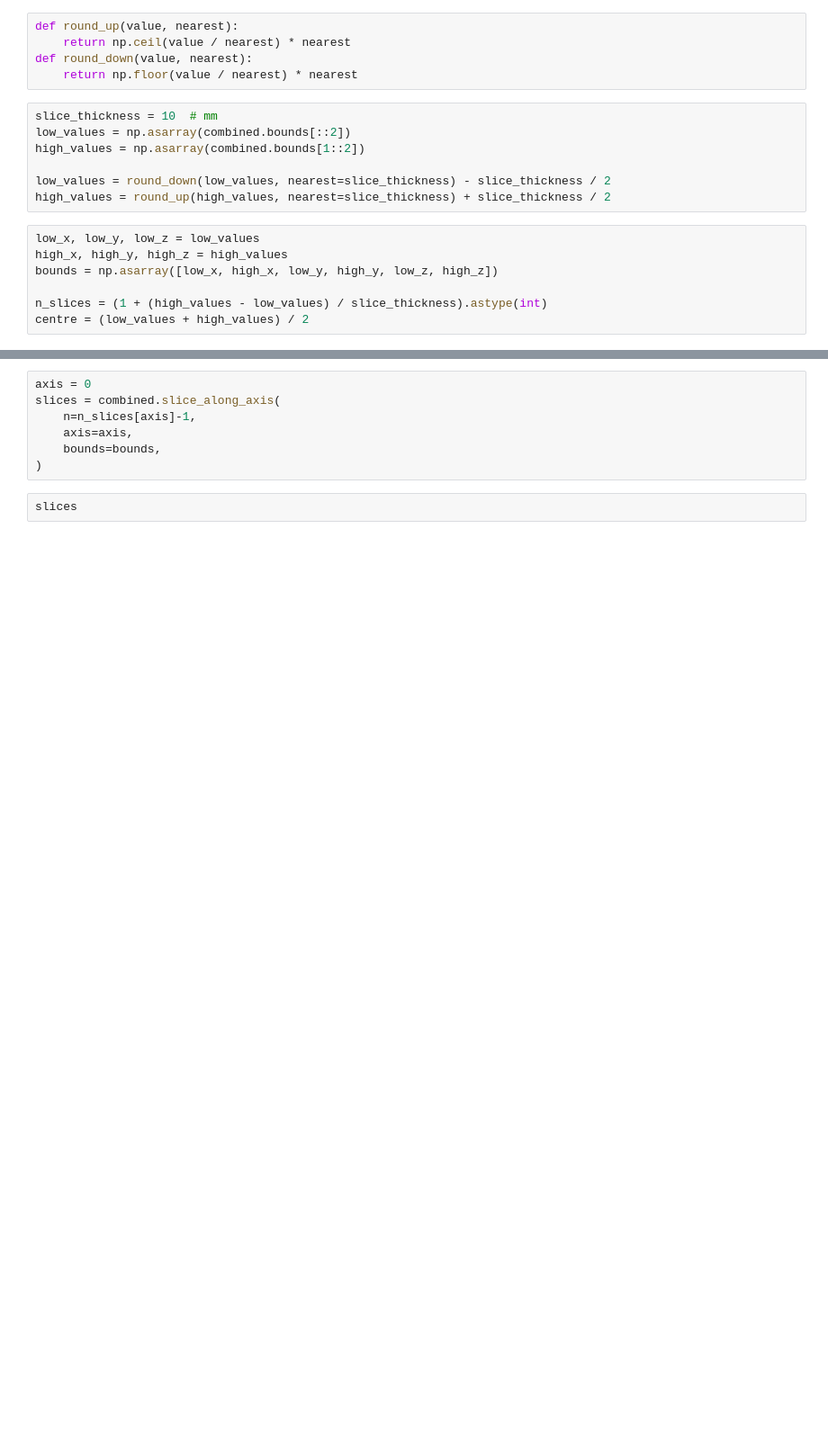
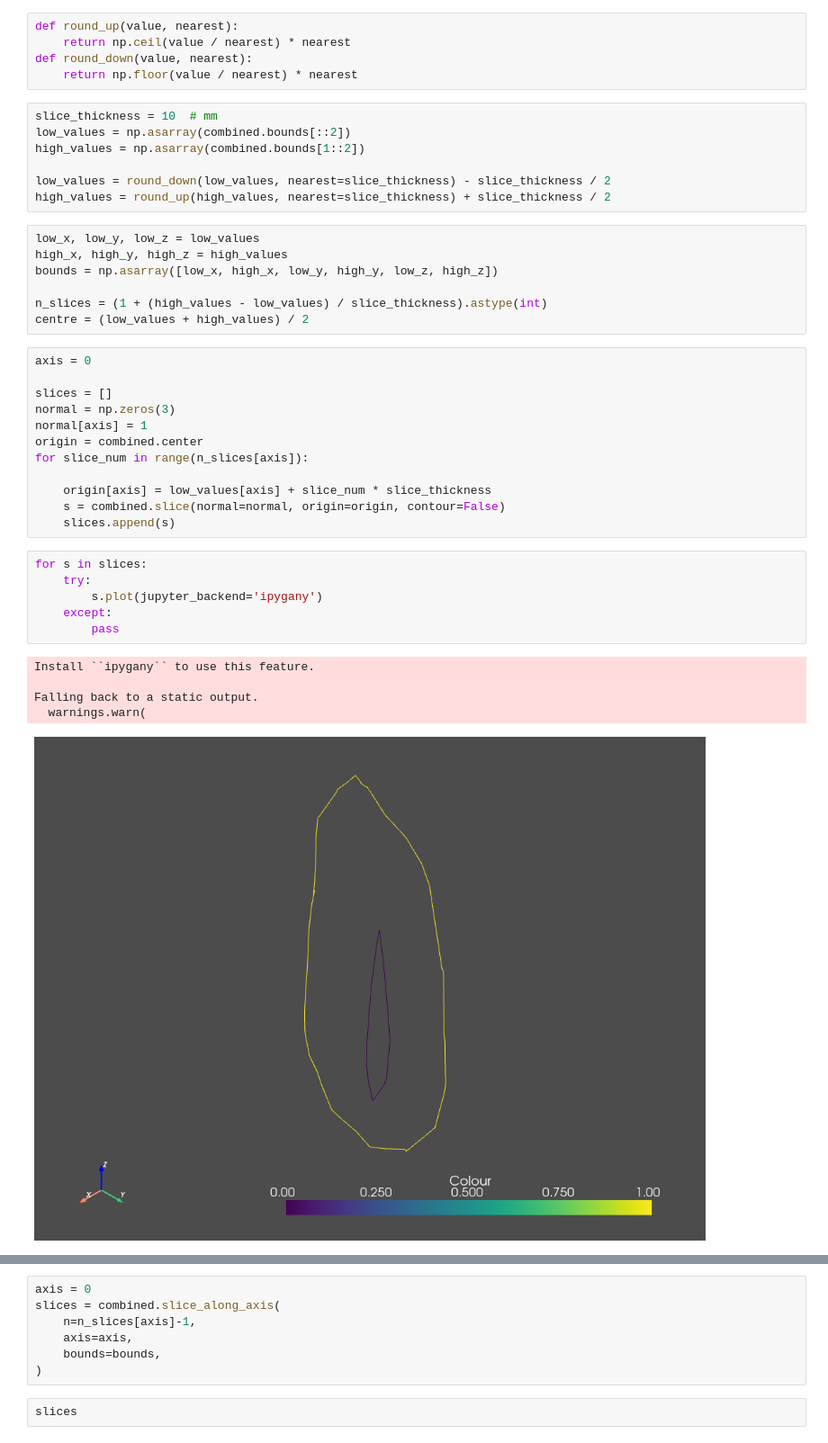
Before and after one commit to openep/openep-py, a Jupyter notebook: examples/pyvista-slice-mesh.ipynb, the cells around one changed output, grey strips where cells are left out. Shown: that part at 90% size. Drawn from its saved outputs; the diff is of its cells as text; blank space fills up the shorter version.

```diff
--- a/examples/pyvista-slice-mesh.ipynb
+++ b/examples/pyvista-slice-mesh.ipynb
@@ -39,3 +45,27 @@ bounds = np.asarray([low_x, high_x, low_y, high_y, low_z, high_z])
 
 n_slices = (1 + (high_values - low_values) / slice_thickness).astype(int)
 centre = (low_values + high_values) / 2
+# %%
+axis = 0
+
+slices = []
+normal = np.zeros(3)
+normal[axis] = 1
+origin = combined.center
+for slice_num in range(n_slices[axis]):
+
+    origin[axis] = low_values[axis] + slice_num * slice_thickness
+    s = combined.slice(normal=normal, origin=origin, contour=False)
+    slices.append(s)
+# %%
+for s in slices:
+    try:
+        s.plot(jupyter_backend='ipygany')
+    except:
+        pass
+# %% [output]
+Install ``ipygany`` to use this feature.
+
+Falling back to a static output.
+  warnings.warn(
+[figure, added]
```
Also changed, not shown: parts of 32 cells of this notebook.
